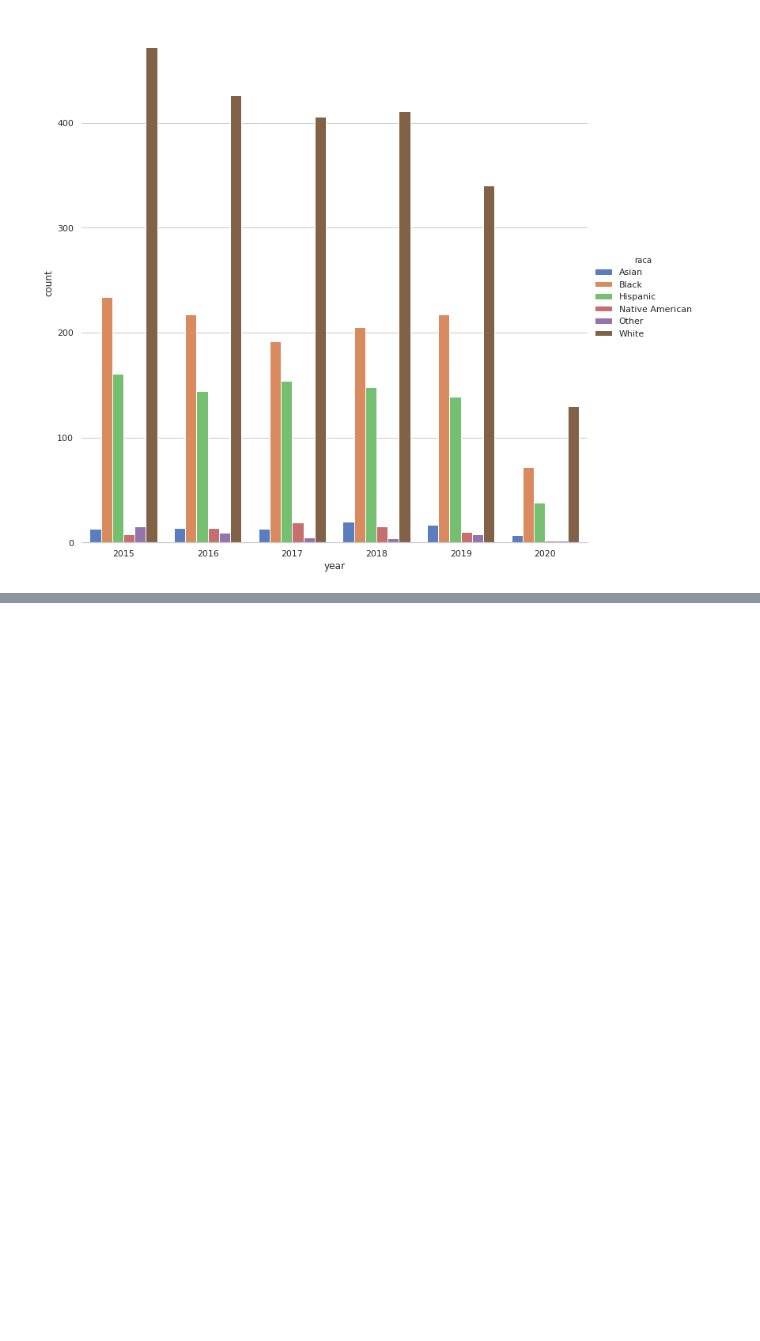
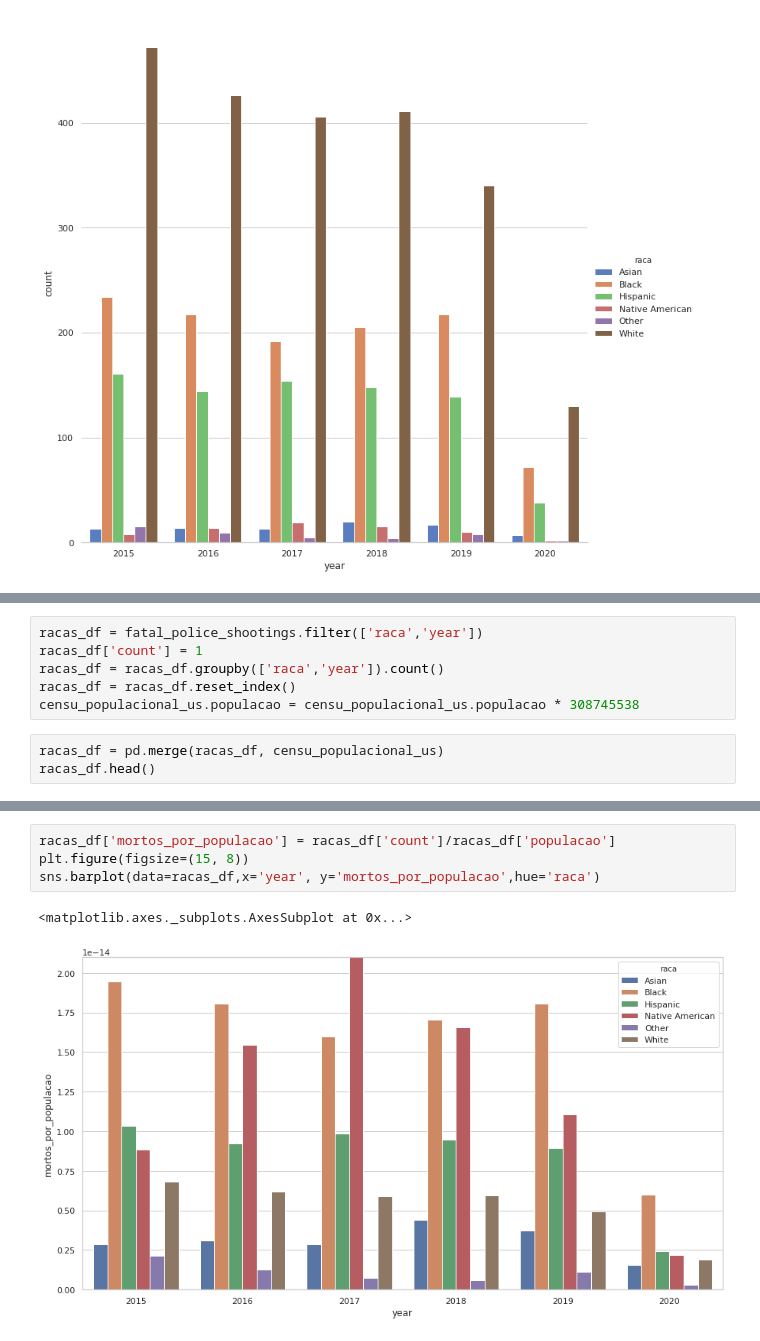
Before and after one commit to matheusrodriguesf/fata-police-shootings-project-ml, a Jupyter notebook: EDA.ipynb, the cells around one changed output, grey strips where cells are left out. Drawn from its saved outputs; the diff is of its cells as text; blank space fills up the shorter version.

Commit message:
grafico de barrar utilizando desidade populacional

```diff
--- a/EDA.ipynb
+++ b/EDA.ipynb
@@ -198,0 +191,9 @@ censu_populacional_us.head()
+# %%
+racas_df = fatal_police_shootings.filter(['raca','year'])
+racas_df['count'] = 1
+racas_df = racas_df.groupby(['raca','year']).count()
+racas_df = racas_df.reset_index()
+censu_populacional_us.populacao = censu_populacional_us.populacao * 308745538
+# %%
+racas_df = pd.merge(racas_df, censu_populacional_us)
+racas_df.head()
@@ -199,3 +207,10 @@ censu_populacional_us.head()
+# %%
+racas_df['mortos_por_populacao'] = racas_df['count']/racas_df['populacao']
+plt.figure(figsize=(15, 8))
+sns.barplot(data=racas_df,x='year', y='mortos_por_populacao',hue='raca')
+# %% [output]
+<matplotlib.axes._subplots.AxesSubplot at 0x...>
+[figure, added]
 # %%
 plt.figure(figsize=(10,5))
 sns.countplot(data=fatal_police_shootings,x="sexo")
```
Also changed, not shown: parts of 8 cells of this notebook.
